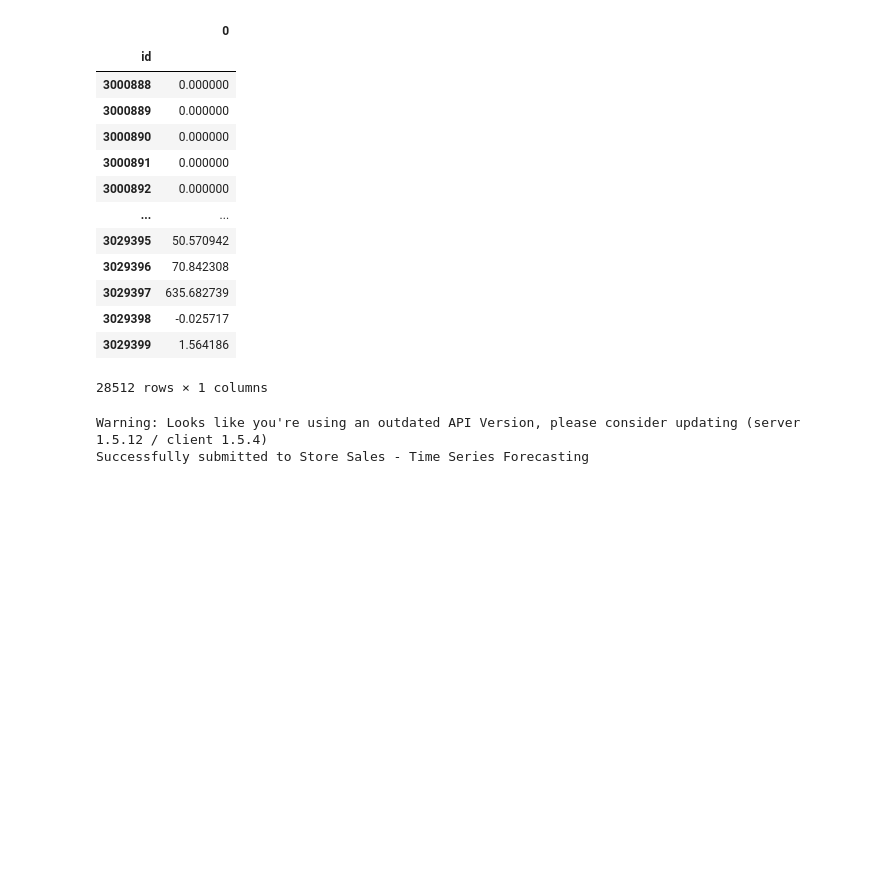
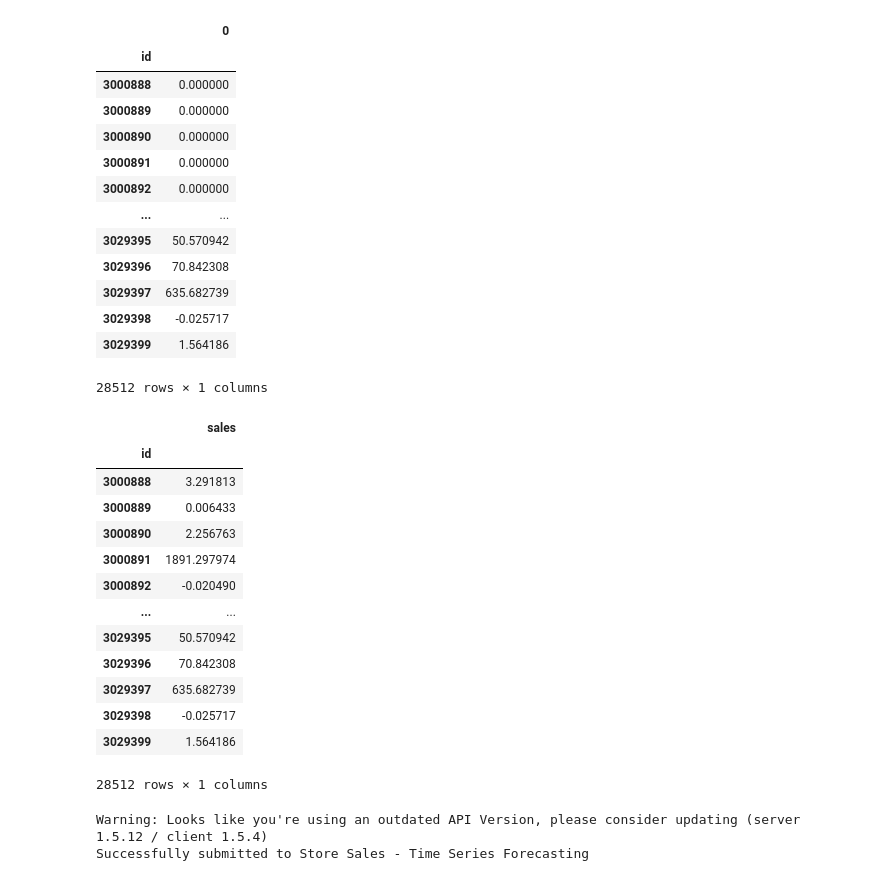
Before and after one commit to Keishin315/Keishin315, a Jupyter notebook: store_sales_forecast.ipynb, the cells around one changed output. Cells and saved outputs as stored; diff of their text form; code cells hidden in the pictures; blank space fills up the shorter version.

```diff
--- a/store_sales_forecast.ipynb
+++ b/store_sales_forecast.ipynb
@@ -349,8 +349,8 @@ subm
 | 23165 | 1.564186 |
 23166 rows × 1 columns
 # %%
-submits['id'] = pd.DataFrame(list(range(3000888,3029400)))
-submits = submits.set_index(['id'])
+hosokumi['id'] = pd.DataFrame(list(range(3000888,3029400)))
+hosokumi = hosokumi.set_index(['id'])
 # %%
 submits['id'] = pd.DataFrame(list(range(3000888,3029400)))
 submits
@@ -389,7 +389,26 @@ submits
 | 3029399 | 1.564186 |
 28512 rows × 1 columns
 # %%
-submits['sales'] = submits.iloc[:,0].copy()
+hosokumi['sales'] = hosokumi.iloc[:,0].copy()
 # %%
-submits = submits.drop(0,axis = 1)
+hosokumi = hosokumi.drop(0,axis = 1)
+# %%
+hosokumi = hosokumi.drop('index',axis = 1)
+# %%
+hosokumi
+# %% [output]
+|  | sales |
+| id |  |
+| 3000888 | 3.291813 |
+| 3000889 | 0.006433 |
+| 3000890 | 2.256763 |
+| 3000891 | 1891.297974 |
+| 3000892 | -0.020490 |
+| ... | ... |
+| 3029395 | 50.570942 |
+| 3029396 | 70.842308 |
+| 3029397 | 635.682739 |
+| 3029398 | -0.025717 |
+| 3029399 | 1.564186 |
+28512 rows × 1 columns
 # %%
```
Also changed, not shown: parts of 20 cells of this notebook.
